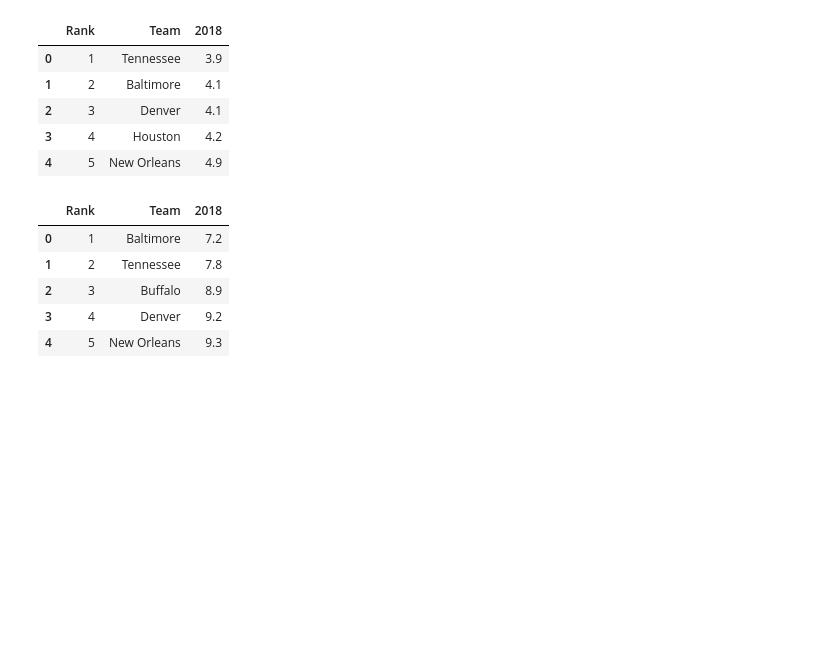
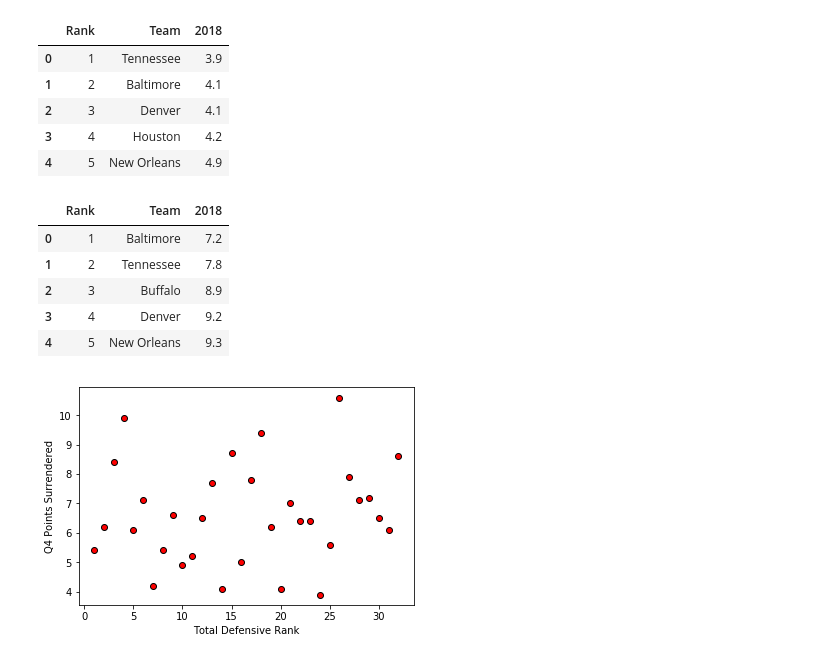
Before and after one commit to allamass95/nfl_spreads, a Jupyter notebook: Total_Offense_and_Total_Defense.ipynb, the cells around one changed output. Cells and saved outputs as stored; diff of their text form; code cells hidden in the pictures; blank space fills up the shorter version.

```diff
--- a/Total_Offense_and_Total_Defense.ipynb
+++ b/Total_Offense_and_Total_Defense.ipynb
@@ -155,4 +155,16 @@ Second_Half.head()
 | 2 | 3 | Buffalo | 8.9 |
 | 3 | 4 | Denver | 9.2 |
 | 4 | 5 | New Orleans | 9.3 |
+# %%
+#idea of the chart works, the data labels do to work yet
+
+Win_Time = Clutch["2018"]
+plt.scatter(DEF,Win_Time,marker="o", facecolors="red", edgecolors="black")
+
+plt.xlabel("Total Defensive Rank")
+plt.ylabel("Q4 Points Surrendered")
+
+plt.show()
+# %% [output]
+[figure, added]
 # %%
```
Also changed, not shown: parts of 2 cells of this notebook.
